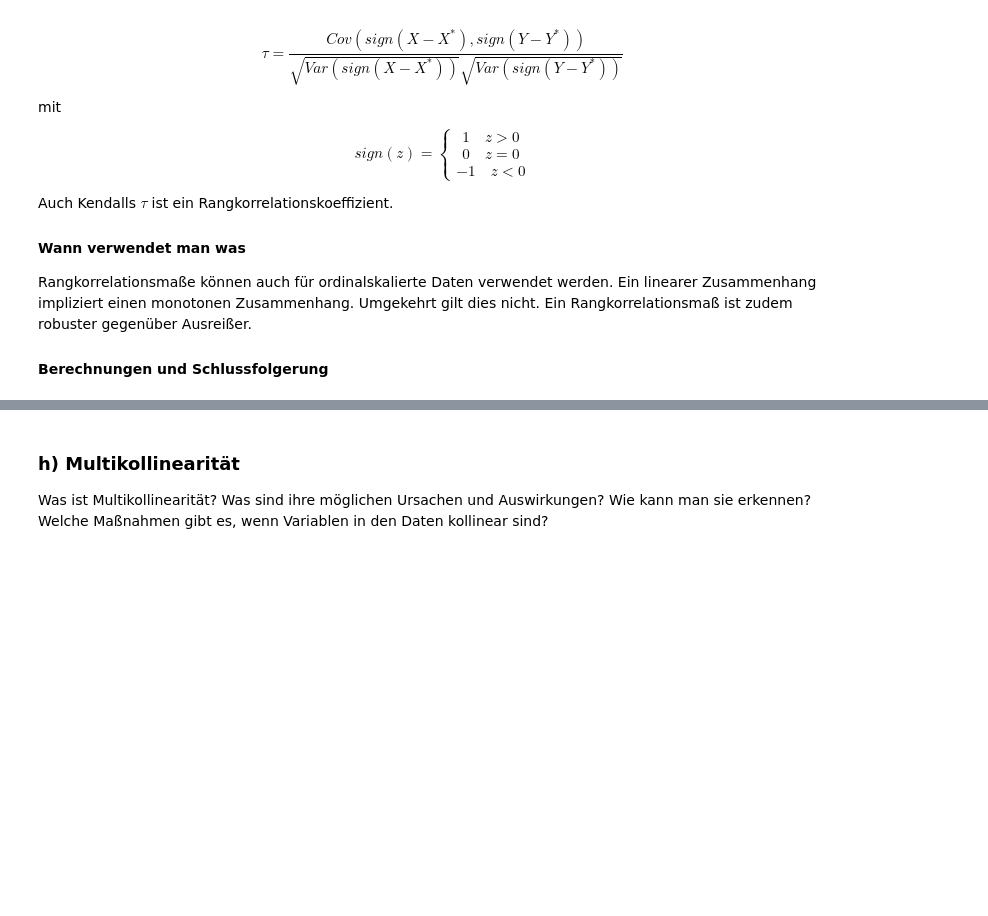
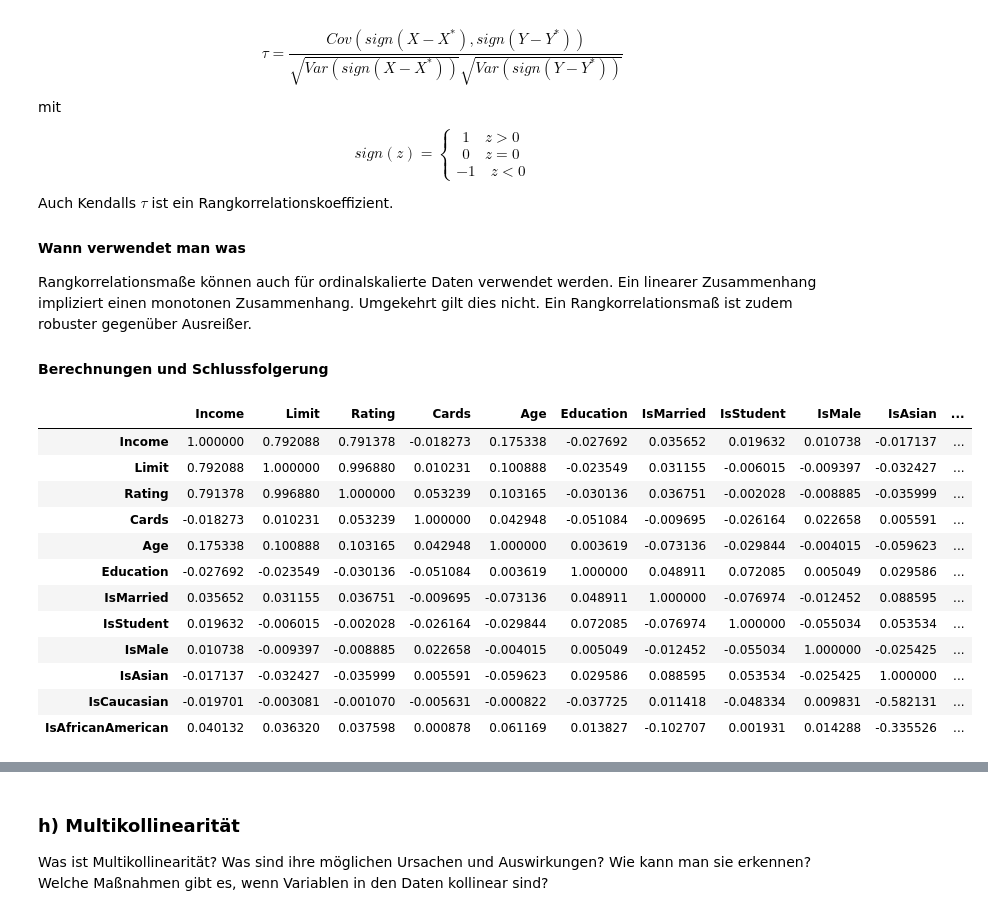
Before and after one commit to tecoKIT/smart-data-analytics, a Jupyter notebook: Uebung1/Exercise4_Carmen.ipynb, the cells around one changed output, grey strips where cells are left out. Drawn from its saved outputs; the diff is of its cells as text; code cells hidden in the pictures; blank space fills up the shorter version.

```diff
--- a/Uebung1/Exercise4_Carmen.ipynb
+++ b/Uebung1/Exercise4_Carmen.ipynb
@@ -235,0 +232,4 @@ TODO: shuffle, split pandas.DataFrame.sample
+# %%
+# split into dependent y and independent X variables
+X = data.iloc[:, 1:]
+y = data.iloc[:, 1]
@@ -301,3 +465,21 @@ Ein linearer Zusammenhang impliziert einen monotonen Zusammenhang. Umgekehrt gil
 Ein Rangkorrelationsmaß ist zudem robuster gegenüber Ausreißer.
 
 #### Berechnungen und Schlussfolgerung
+# %%
+# Pearson Correlation
+corr_pearson = X.corr('pearson')
+corr_pearson
+# %% [output]
+|  | Income | Limit | Rating | Cards | Age | Education | IsMarried | IsStudent | IsMale | IsAsian | ... |
+| Income | 1.000000 | 0.792088 | 0.791378 | -0.018273 | 0.175338 | -0.027692 | 0.035652 | 0.019632 | 0.010738 | -0.017137 | ... |
+| Limit | 0.792088 | 1.000000 | 0.996880 | 0.010231 | 0.100888 | -0.023549 | 0.031155 | -0.006015 | -0.009397 | -0.032427 | ... |
+| Rating | 0.791378 | 0.996880 | 1.000000 | 0.053239 | 0.103165 | -0.030136 | 0.036751 | -0.002028 | -0.008885 | -0.035999 | ... |
+| Cards | -0.018273 | 0.010231 | 0.053239 | 1.000000 | 0.042948 | -0.051084 | -0.009695 | -0.026164 | 0.022658 | 0.005591 | ... |
+| Age | 0.175338 | 0.100888 | 0.103165 | 0.042948 | 1.000000 | 0.003619 | -0.073136 | -0.029844 | -0.004015 | -0.059623 | ... |
+| Education | -0.027692 | -0.023549 | -0.030136 | -0.051084 | 0.003619 | 1.000000 | 0.048911 | 0.072085 | 0.005049 | 0.029586 | ... |
+| IsMarried | 0.035652 | 0.031155 | 0.036751 | -0.009695 | -0.073136 | 0.048911 | 1.000000 | -0.076974 | -0.012452 | 0.088595 | ... |
+| IsStudent | 0.019632 | -0.006015 | -0.002028 | -0.026164 | -0.029844 | 0.072085 | -0.076974 | 1.000000 | -0.055034 | 0.053534 | ... |
+| IsMale | 0.010738 | -0.009397 | -0.008885 | 0.022658 | -0.004015 | 0.005049 | -0.012452 | -0.055034 | 1.000000 | -0.025425 | ... |
+| IsAsian | -0.017137 | -0.032427 | -0.035999 | 0.005591 | -0.059623 | 0.029586 | 0.088595 | 0.053534 | -0.025425 | 1.000000 | ... |
+| IsCaucasian | -0.019701 | -0.003081 | -0.001070 | -0.005631 | -0.000822 | -0.037725 | 0.011418 | -0.048334 | 0.009831 | -0.582131 | ... |
+| IsAfricanAmerican | 0.040132 | 0.036320 | 0.037598 | 0.000878 | 0.061169 | 0.013827 | -0.102707 | 0.001931 | 0.014288 | -0.335526 | ... |
```
Also changed, not shown: parts of 29 cells of this notebook.
